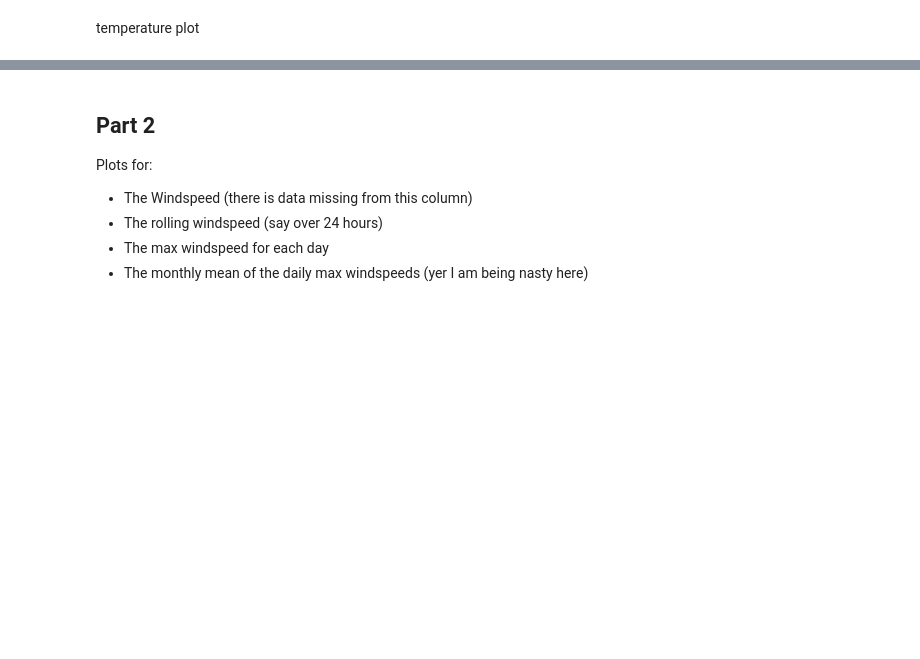
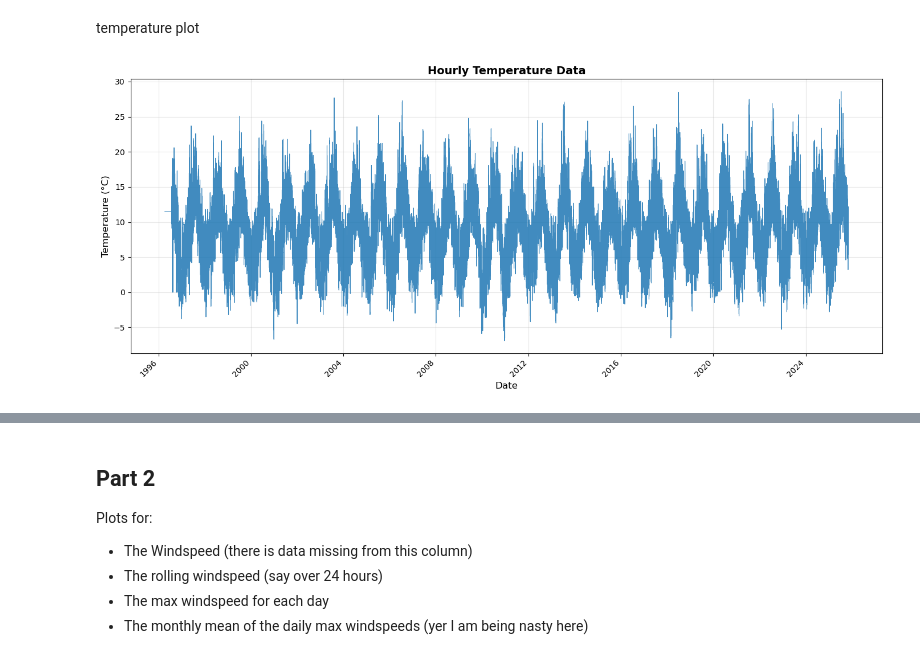
Before and after one commit to KaiiMenai/programming-for-data-analytics, a Jupyter notebook: pfda-assignments/assignment06-weather.ipynb, the cells around one changed output, grey strips where cells are left out. Cells and saved outputs as stored; diff of their text form; code cells hidden in the pictures; blank space fills up the shorter version.

```diff
--- a/pfda-assignments/assignment06-weather.ipynb
+++ b/pfda-assignments/assignment06-weather.ipynb
@@ -36,8 +36,11 @@ import matplotlib.pyplot as plt
 import seaborn as sns
 # %%
 url = "https://cli.fusio.net/cli/climate_data/webdata/hly4935.csv"
-df = pd.read_csv(url, skiprows=23)  # Skip the first 23 rows - data is on row 25 following manual check.
-print(df.head(5))
+# Read CSV with robust parsing (skip metadata rows, handle mixed delimiters)
+df = pd.read_csv(url, skiprows=23, engine='python', on_bad_lines='skip')
+print(df.head(10))
+print(df.info())
+print(df.columns.tolist())
 # %% [output]
                 date  ind rain  ind.1  temp  ind.2  wetb  dewpt  vappr  rhum  \
 0  10-apr-1996 14:00    0  0.0      0  11.5      0   8.1    3.9    0.0     0
@@ -64,3 +69,24 @@ Plots for:
 - The mean temperature for each month
 # %% [markdown]
 temperature plot
+# %%
+# Convert date and temperature columns to correct types
+df['date'] = pd.to_datetime(df['date'], format='%d-%b-%Y %H:%M', errors='coerce')
+df['temp'] = pd.to_numeric(df['temp'], errors='coerce')
+
+# Remove rows with NaT dates or NaN temps
+df = df.dropna(subset=['date', 'temp'])
+
+# Plot hourly temperature data
+fig, ax = plt.subplots(figsize=(14, 6))
+ax.plot(df['date'], df['temp'], linewidth=0.8, color='#1f77b4', alpha=0.85)
+ax.set_title('Hourly Temperature Data', fontsize=14, fontweight='bold')
+ax.set_xlabel('Date', fontsize=12)
+ax.set_ylabel('Temperature (°C)', fontsize=12)
+ax.grid(True, alpha=0.3)
+plt.xticks(rotation=45, ha='right')
+plt.tight_layout()
+plt.savefig('daily_temperature_data.png', dpi=150, bbox_inches='tight')
+plt.show()
+# %% [output]
+[figure, added]
```
Also changed, not shown: parts of 7 cells of this notebook, 4 other files.
